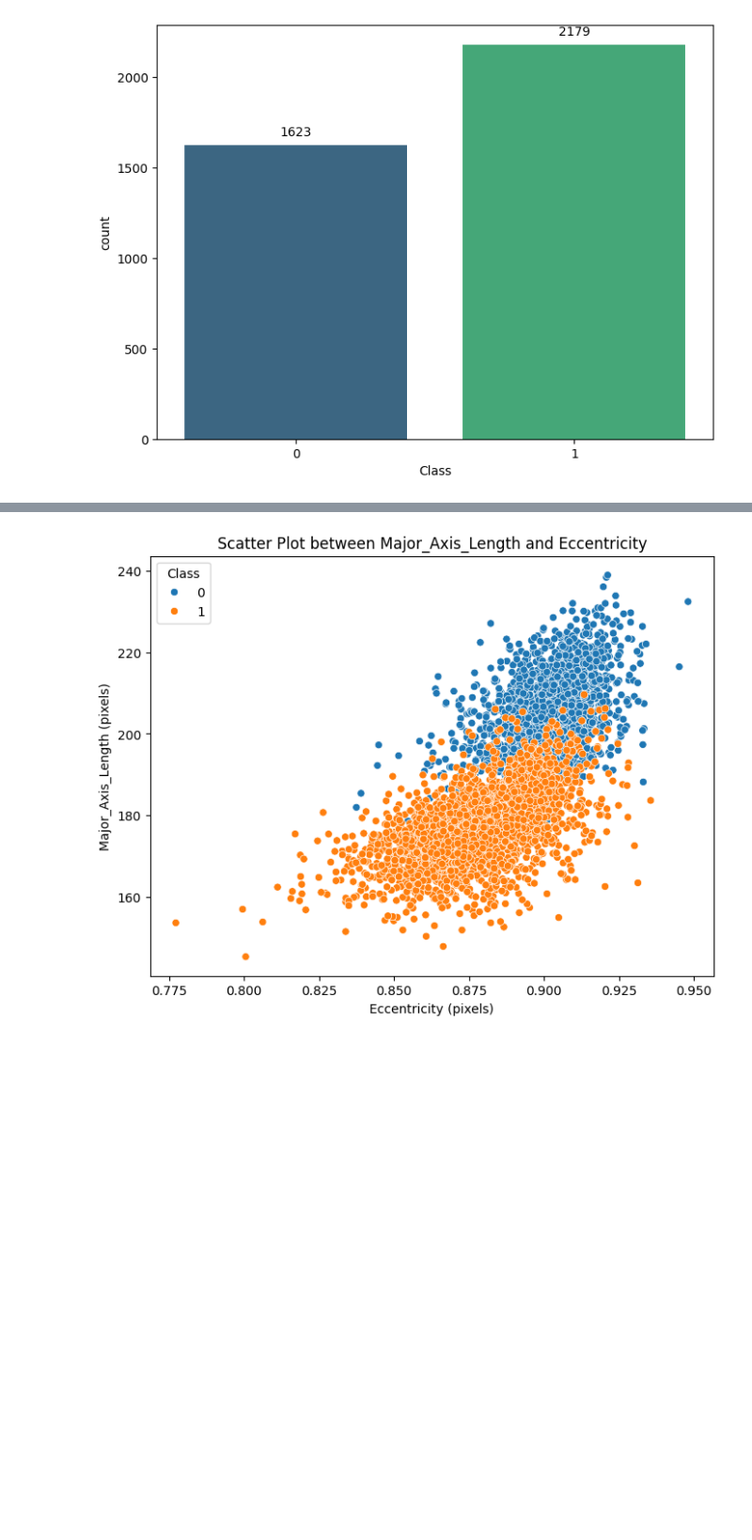
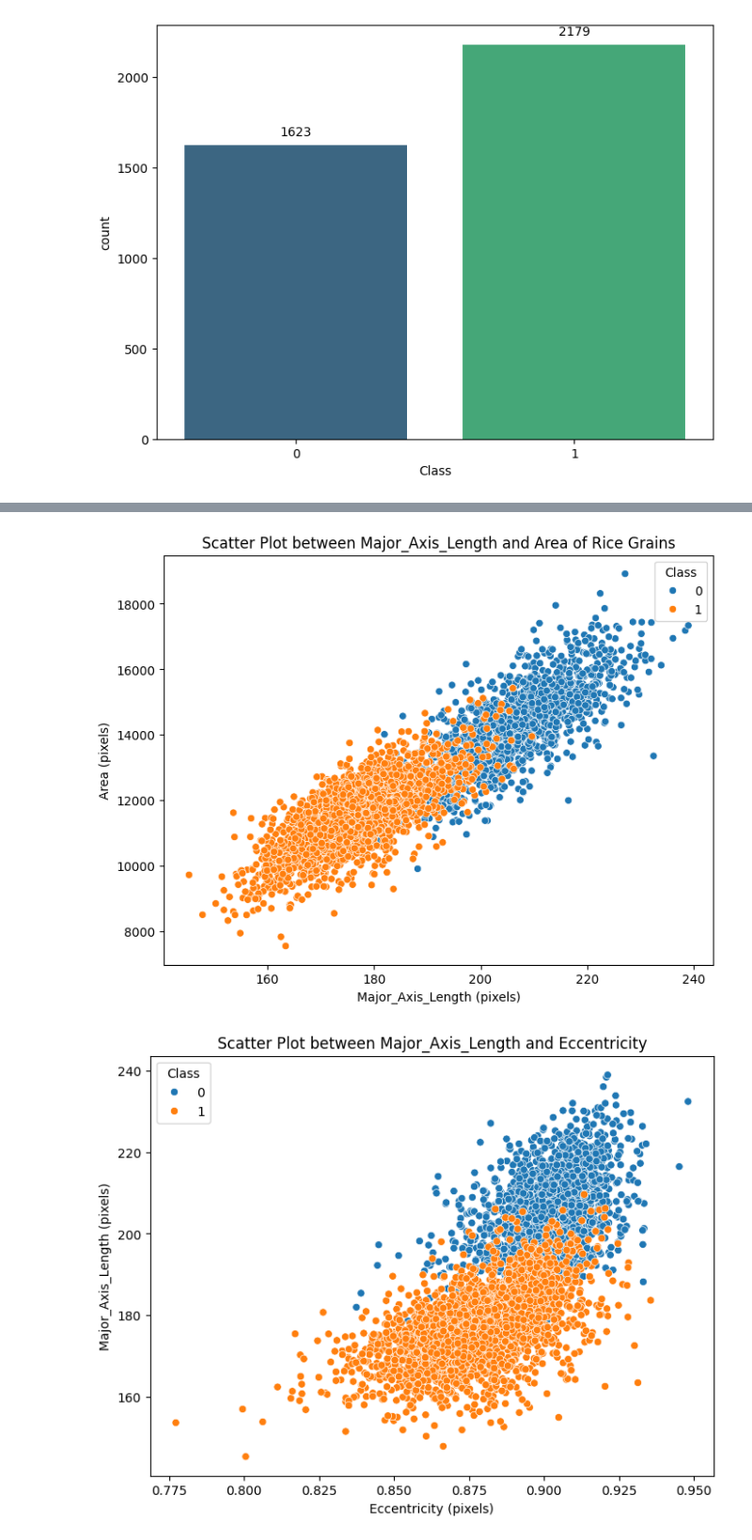
Before and after one commit to Hoang-Dien-IT/Rice2024_identification, a Jupyter notebook: data_processing/Visualize_processed_data.ipynb, the cells around one changed output, grey strips where cells are left out. Shown: that part at 94% size. Cells and saved outputs as stored; diff of their text form; code cells hidden in the pictures; blank space fills up the shorter version.

```diff
--- a/data_processing/Visualize_processed_data.ipynb
+++ b/data_processing/Visualize_processed_data.ipynb
@@ -108,3 +108,13 @@ plt.show()
+# %%
+# Tương quan giữa Major_Axis_Length và Area
+plt.figure(figsize=(8, 6))
+sns.scatterplot(x='Major_Axis_Length', y='Area', hue='Class', data=df)
+plt.title('Scatter Plot between Major_Axis_Length and Area of Rice Grains')
+plt.xlabel('Major_Axis_Length (pixels)')
+plt.ylabel('Area (pixels)')
+plt.show()
+# %% [output]
+[figure, added]
 # %%
 # Tương quan giữa Eccentricity và Major_Axis_Length
 plt.figure(figsize=(8, 6))
```
Also changed, not shown: parts of 2 cells of this notebook, 12 other files.
